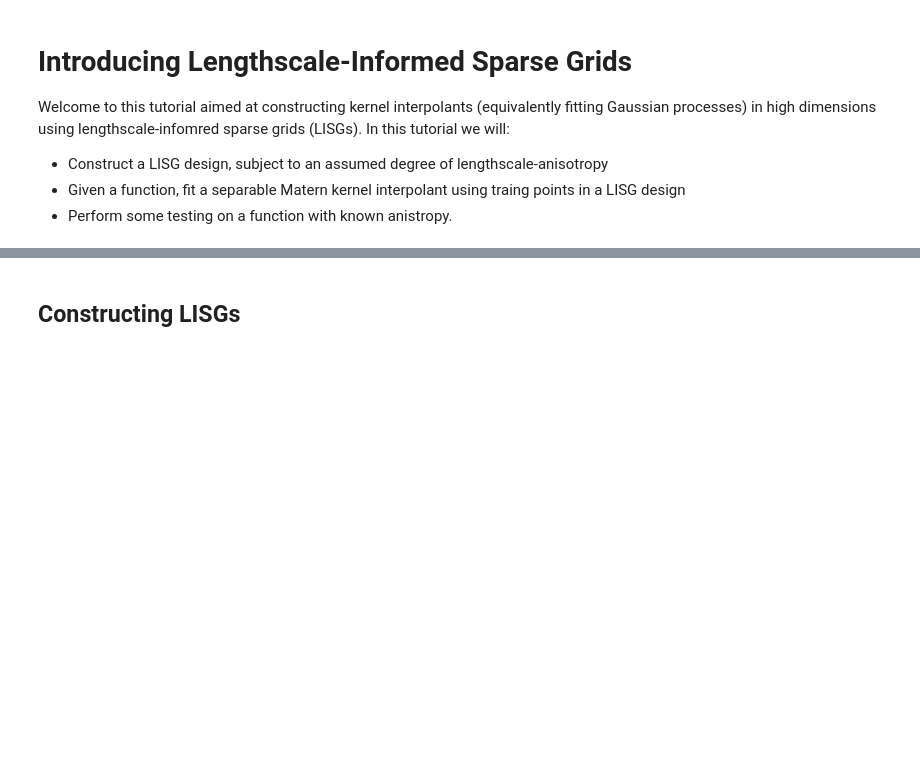
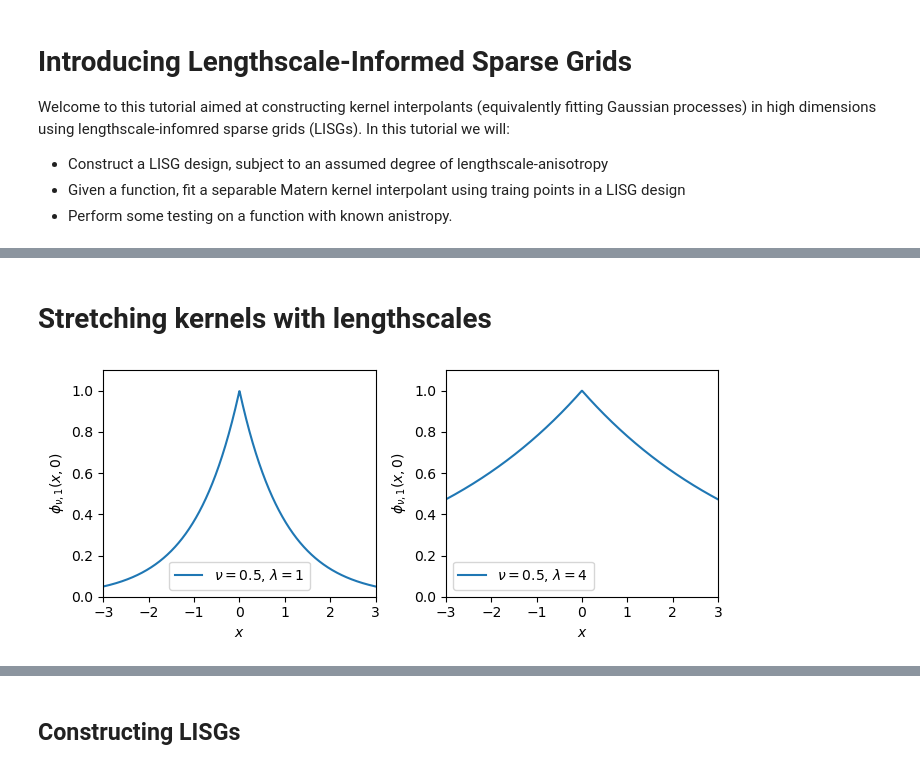
Before and after one commit to elliot-addy/LISG, a Jupyter notebook: LISG_tutorial.ipynb, the cells around one changed output, grey strips where cells are left out. Cells and saved outputs as stored; diff of their text form; code cells hidden in the pictures; blank space fills up the shorter version.

```diff
--- a/LISG_tutorial.ipynb
+++ b/LISG_tutorial.ipynb
@@ -17,0 +111,37 @@ import emulator
+# %% [markdown]
+# Stretching kernels with lengthscales
+# %%
+# Update lengthscale of first kernel
+new_lengthscale = 4
+
+matern_kernel_array[0,0].lengthscale = lengthscale[0][0]
+
+fig, ax = plt.subplots(1,2,figsize=(7,3))
+
+ax[0].plot(
+    x,
+    matern_kernel_array[0,0](x, x0),
+    label=r'$\nu=$'+f'{nu[0][0]}'+r', $\lambda=$'+f'{lengthscale[0][0]}'
+)
+ax[0].legend()
+ax[0].set_xlabel(r'$x$')
+ax[0].set_ylabel(r'$\phi_{\nu,1}(x,0)$')
+ax[0].set_ylim(0,1.1)
+ax[0].set_xlim(-3,3)
+
+matern_kernel_array[0,0].lengthscale = new_lengthscale
+
+ax[1].plot(
+    x,
+    matern_kernel_array[0,0](x, x0),
+    label=r'$\nu=$'+f'{nu[0][0]}'+r', $\lambda=$'+f'{new_lengthscale}'
+)
+ax[1].legend()
+ax[1].set_xlabel(r'$x$')
+ax[1].set_ylabel(r'$\phi_{\nu,1}(x,0)$')
+ax[1].set_ylim(0,1.1)
+ax[1].set_xlim(-3,3)
+
+fig.tight_layout()
+# %% [output]
+[figure, added]
```
Also changed, not shown: parts of 7 cells of this notebook, 1 other file.
